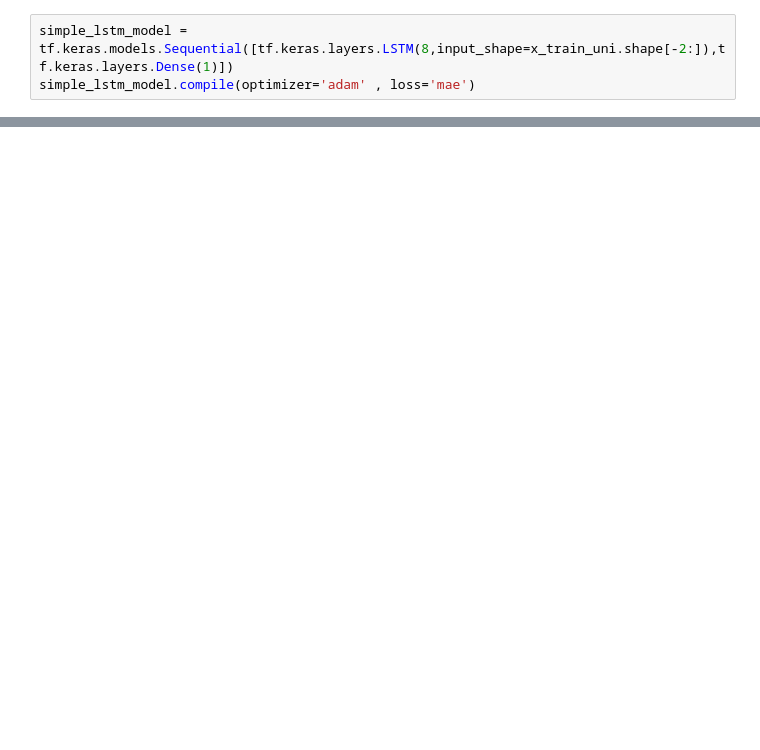
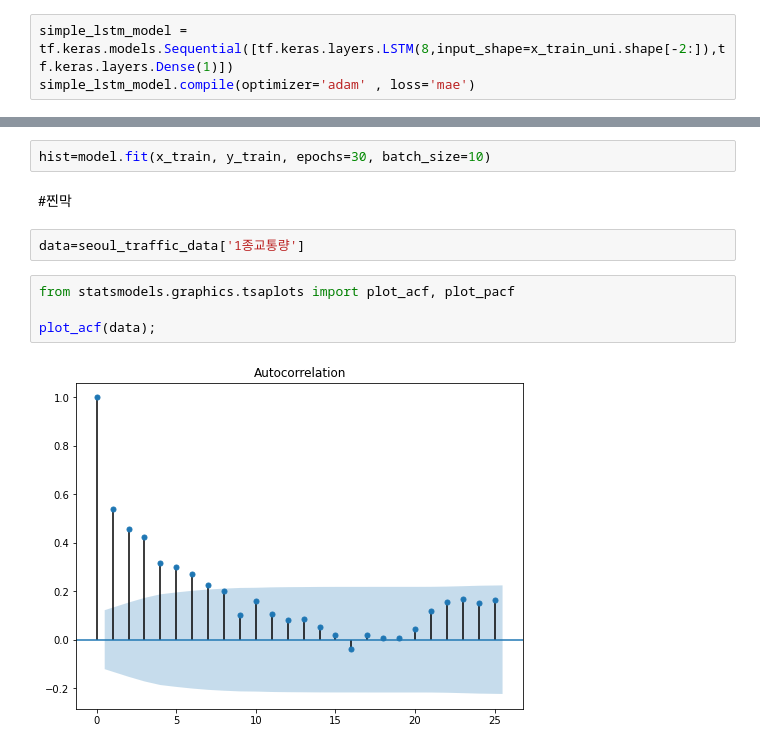
Before and after one commit to WooShangHyeon/damentor_3, a Jupyter notebook: predict_traffic_cmp_colab.ipynb, the cells around one changed output, grey strips where cells are left out. Cells and saved outputs as stored; diff of their text form; blank space fills up the shorter version.

```diff
--- a/predict_traffic_cmp_colab.ipynb
+++ b/predict_traffic_cmp_colab.ipynb
@@ -241,0 +315,12 @@ for x,y in val_univariate.take(3):
+# %%
+hist=model.fit(x_train, y_train, epochs=30, batch_size=10)
+# %% [markdown]
+#찐막
+# %%
+data=seoul_traffic_data['1종교통량']
+# %%
+from statsmodels.graphics.tsaplots import plot_acf, plot_pacf
+
+plot_acf(data);
+# %% [output]
+[figure, added]
```
Also changed, not shown: parts of 36 cells of this notebook.
